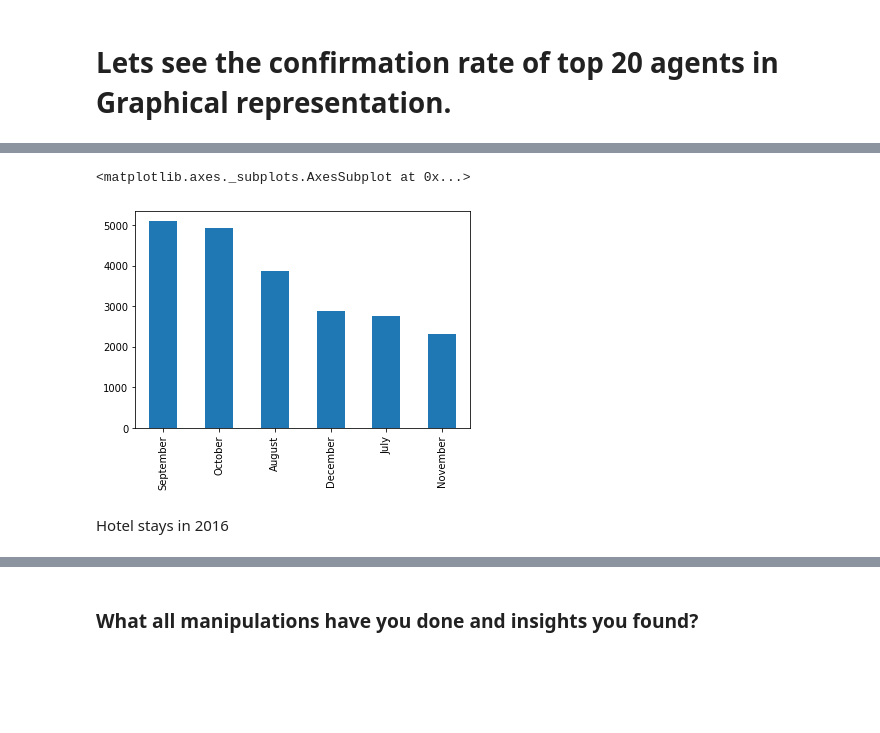
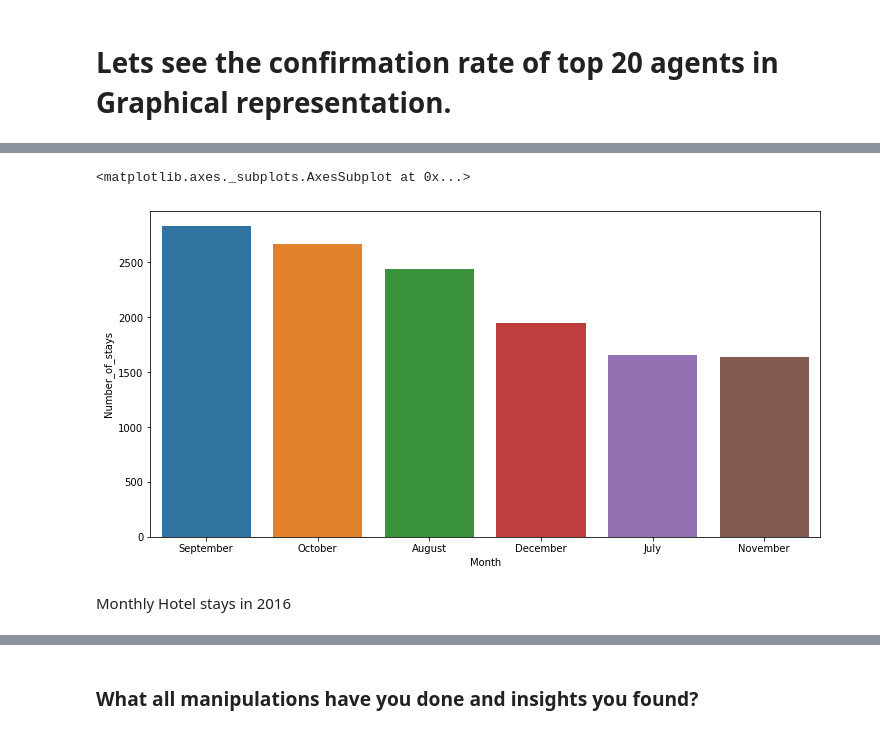
Before and after one commit to Amanr1996/project_initial_reasearch, a Jupyter notebook: EDA_project_on_Hotel_Booking_Analysis.ipynb, the cells around one changed output, grey strips where cells are left out. Drawn from its saved outputs; the diff is of its cells as text; code cells hidden in the pictures; blank space fills up the shorter version.

```diff
--- a/EDA_project_on_Hotel_Booking_Analysis.ipynb
+++ b/EDA_project_on_Hotel_Booking_Analysis.ipynb
@@ -84,3 +87,5 @@ import datetime as dt
+# %%
+plt.rcParams['figure.figsize'] = (12, 6)
 # %% [markdown]
 ### Dataset Loading
 # %%
@@ -350,6 +403,9 @@ df['total_stays'].head(20)
 18    1
 19    4
 Name: total_stays, dtype: int64
+# %%
+# Adding total people num as column, i.e. total people num = num of adults + children + babies
+df['total_guest'] = df['adults']+df['children']+df['babies']
 # %% [markdown]
 # **Analysis of the data.**
 # %%
@@ -370,0 +435,3 @@ Index(['hotel', 'is_canceled', 'lead_time', 'arrival_date_year',
+# %%
+# Dropping duplicate values
+df.drop_duplicates(inplace = True)
@@ -370,0 +453,3 @@ Index(['hotel', 'is_canceled', 'lead_time', 'arrival_date_year',
+# %%
+## Code for deleting the outlier.
+df.drop(df[df['adr']> 5000].index,inplace = True)
@@ -624,10 +805,11 @@ Hotel stay in 2015
 # %%
 stays_2015to2017 = df[df['total_stays'] !=0][['total_stays','arrival_date_month','arrival_date_year']]
 stays_2015 = stays_2015to2017[stays_2015to2017['arrival_date_year'] == 2015][['arrival_date_month']]
-stays_2015['arrival_date_month'].value_counts()
-stays_2015['arrival_date_month'].value_counts().plot(kind = 'bar')
+df1 = pd.DataFrame(stays_2015['arrival_date_month'].value_counts().reset_index().rename(columns = {'index':'Month','arrival_date_month':'Number_of_stays' }))
+df1
+sns.barplot(x = df1['Month'], y = df1['Number_of_stays'])
 # %% [output]
 <matplotlib.axes._subplots.AxesSubplot at 0x...>
-[figure, old version]
+[figure, new version]
 # %% [markdown]
-Hotel stays in 2016
+Monthly Hotel stays in 2016
```
Also changed, not shown: parts of 196 cells of this notebook.
